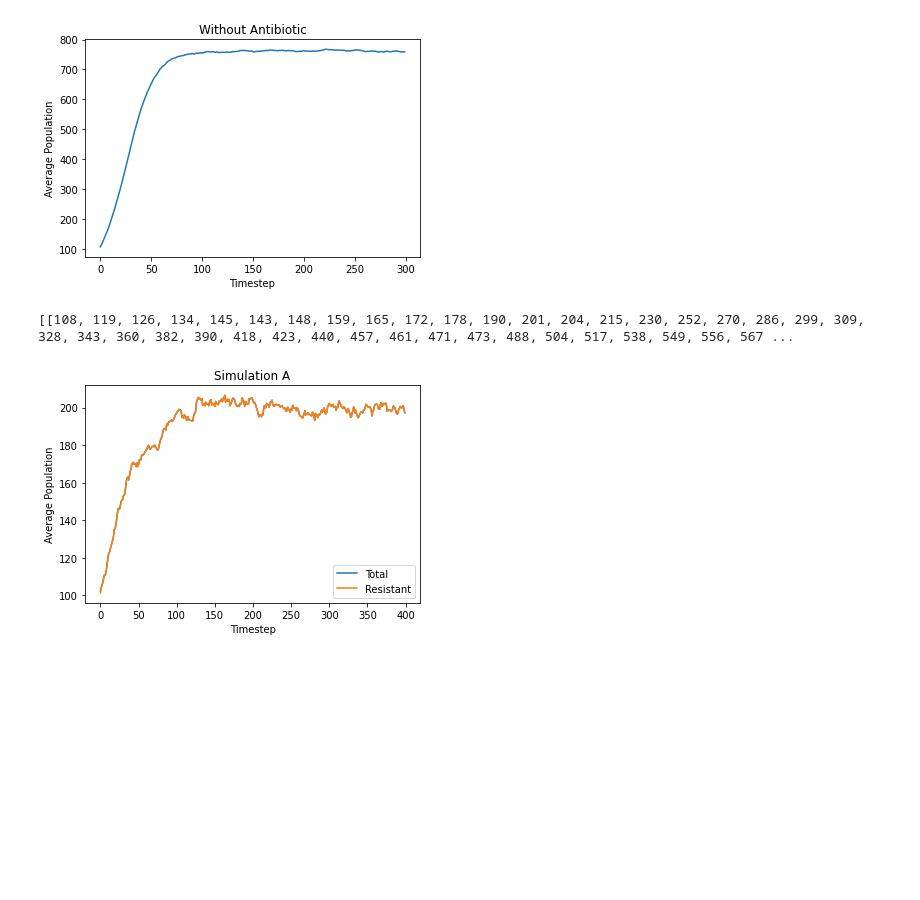
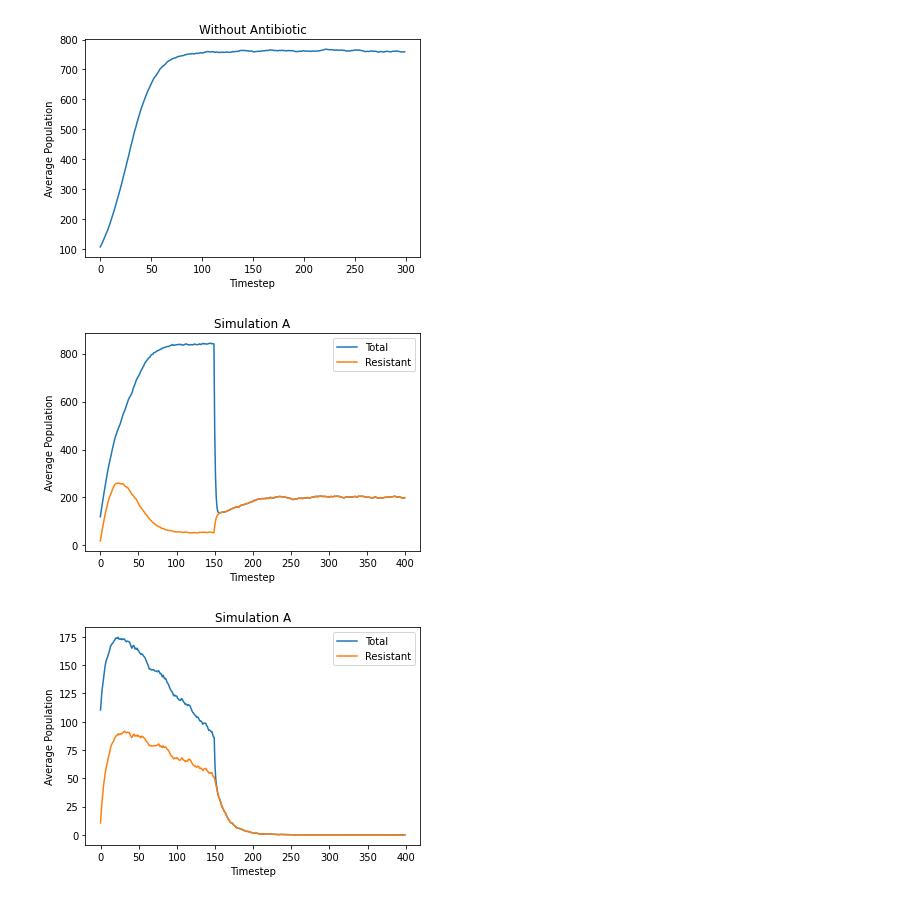
Before and after one commit to Meta-Sean/6.0001, a Jupyter notebook: 6_0002_ps4.ipynb, the cells around one changed output. Cells and saved outputs as stored; diff of their text form; code cells hidden in the pictures; blank space fills up the shorter version.

```diff
--- a/6_0002_ps4.ipynb
+++ b/6_0002_ps4.ipynb
@@ -218,11 +218,15 @@ def calc_pop_avg(populations, n):
     Returns:
         float: The average bacteria population size at time step n
     """
-    avg_pop = []
-    for pop in populations:
-      avg_pop.append(pop[n])
+    # avg_pop = []
+    # for pop in populations:
+    #   avg_pop.append(pop[n])
 
-    return mean(avg_pop)
+    # return mean(avg_pop)
+    total_size = 0
+    for population in populations:
+        total_size += population[n]
+    return total_size / len(populations)
 
 
 def simulation_without_antibiotic(num_bacteria,
@@ -280,10 +284,6 @@ for i in range(300):
 make_one_curve_plot(range(300), avgList, 'Timestep', 'Average Population', 'Without Antibiotic')
 # %% [output]
 [figure]
-# %%
-print(populations)
-# %% [output]
-[[108, 119, 126, 134, 145, 143, 148, 159, 165, 172, 178, 190, 201, 204, 215, 230, 252, 270, 286, 299, 309, 328, 343, 360, 382, 390, 418, 423, 440, 457, 461, 471, 473, 488, 504, 517, 538, 549, 556, 567 ...
 # %%
 # When you are ready to run the simulation, uncomment the next line
 # populations = simulation_without_antibiotic(100, 1000, 0.1, 0.025, 50)
@@ -525,6 +525,7 @@ class TreatedPatient(Patient):
 ##########################
 # PROBLEM 5
 ##########################
+random.seed(0)
 
 def simulation_with_antibiotic(num_bacteria,
                                max_pop,
@@ -573,59 +574,59 @@ def simulation_with_antibiotic(num_bacteria,
     populations = []
     resistant_pop = []
     for trial in range(num_trials):
-      bacteria = []
-      for cell in range(num_bacteria):
-        bacteria.append(ResistantBacteria(birth_prob, death_prob, resistant, mut_prob))
+      population = []
+      resistant_trial = []
+      bacteria = [ResistantBacteria(birth_prob, death_prob, resistant, mut_prob)] * num_bacteria
+      # for cell in range(num_bacteria):
+      #   bacteria.append(ResistantBacteria(birth_prob, death_prob, resistant, mut_prob))
       treated_patient = TreatedPatient(bacteria, max_pop)
-      population = []
-      resistant = []
       for i in range(150):
-        treated_patient.update()
-        population.append(treated_patient.get_total_pop())
-        resistant.append(treated_patient.get_resist_pop())
+        population.append(treated_patient.update())
+        resistant_trial.append(treated_patient.get_resist_pop())
+      treated_patient.set_on_antibiotic()
+      for i in range(250):
+        population.append(treated_patient.update())
+        resistant_trial.append(treated_patient.get_resist_pop())
       populations.append(population)
-      treated_patient.set_on_antibiotic = True
-      for i in range(250):
-        treated_patient.update()
-        population.append(treated_patient.get_total_pop())
-        resistant.append(treated_patient.get_resist_pop())
-      resistant_pop.append(resistant)
+      resistant_pop.append(resistant_trial)
+
+    avgList = []
+    resistList = []
+    for i in range(400):
+        avgList.append(calc_pop_avg(populations, i))
+        resistList.append(calc_pop_avg(resistant_pop, i))
+    make_two_curve_plot(range(400), avgList, resistList, 'Total', 'Resistant', 'Timestep', 'Average Population', 'Simulation A')
 
     return populations, resistant_pop
 
 
 # When you are ready to run the simulations, uncomment the next lines one
 # at a time
 total_pop, resistant_pop = simulation_with_antibiotic(num_bacteria=100,
                                                       max_pop=1000,
                                                       birth_prob=0.3,
                                                       death_prob=0.2,
                                                       resistant=False,
                                                       mut_prob=0.8,
                                                       num_trials=50)
 
-avgList = []
-resistList = []
-for i in range(400):
-    avgList.append(calc_pop_avg(total_pop, i))
-    resistList.append(calc_pop_avg(resistant_pop, i))
-make_two_curve_plot(range(400), avgList, resistList, 'Total', 'Resistant', 'Timestep', 'Average Population', 'Simulation A')
 
 # def make_two_curve_plot(x_coords,
 #                         y_coords1,
 #                         y_coords2,
 #                         y_name1,
 #                         y_name2,
 #                         x_label,
 #                         y_label,
 #                         title):
 
-# total_pop, resistant_pop = simulation_with_antibiotic(num_bacteria=100,
-#                                                       max_pop=1000,
-#                                                       birth_prob=0.17,
-#                                                       death_prob=0.2,
-#                                                       resistant=False,
-#                                                       mut_prob=0.8,
-#                                                       num_trials=50)
+total_pop, resistant_pop = simulation_with_antibiotic(num_bacteria=100,
+                                                      max_pop=1000,
+                                                      birth_prob=0.17,
+                                                      death_prob=0.2,
+                                                      resistant=False,
+                                                      mut_prob=0.8,
+                                                      num_trials=50)
 # %% [output]
-[figure, old version]
+[figure, new version]
+[figure, added]
```
Also changed, not shown: parts of 7 cells of this notebook.
